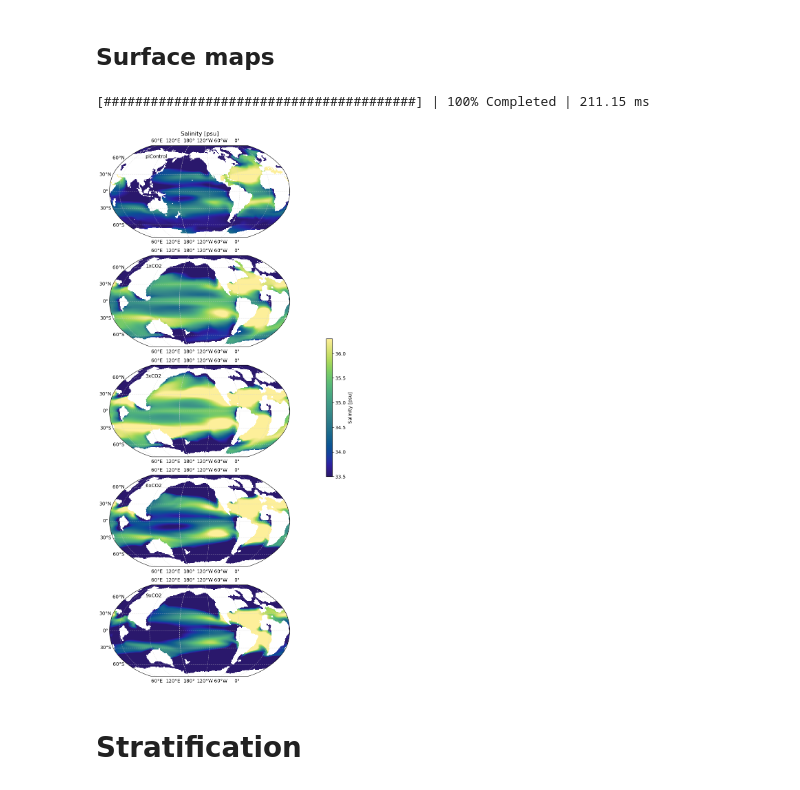
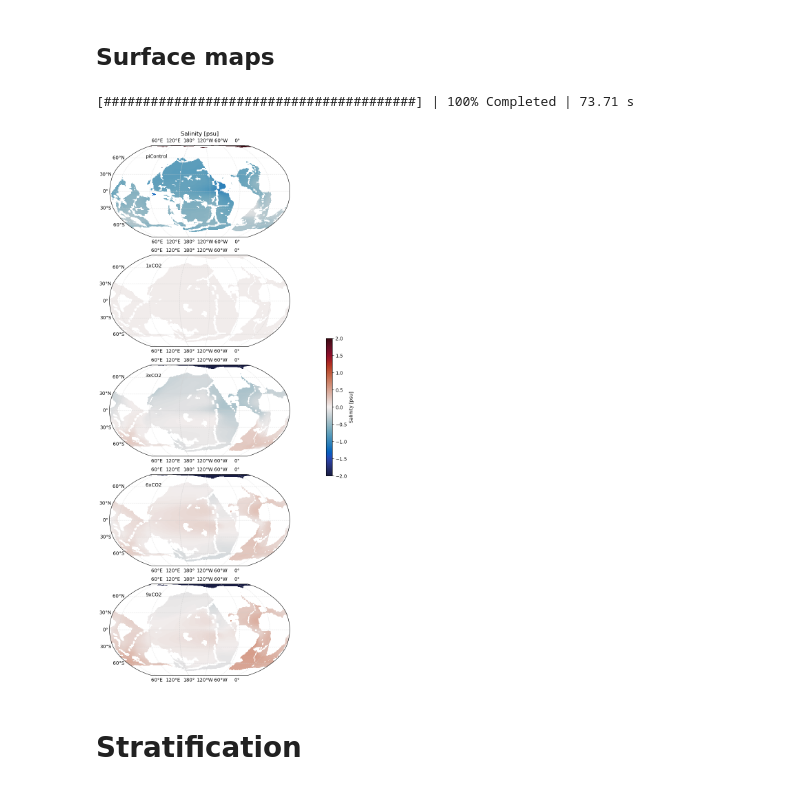
Before and after one commit to gmacgilchrist/oceanheatuptake, a Jupyter notebook: notebooks/draw_cesm_ocean.ipynb, the cells around one changed output. Saved outputs shown, nothing was run; the diff lists cells and outputs as text; code cells hidden in the pictures.

```diff
--- a/notebooks/draw_cesm_ocean.ipynb
+++ b/notebooks/draw_cesm_ocean.ipynb
@@ -65,8 +65,8 @@ bathy = np.abs(ds.sel(experiment='deepmip_sens_1xCO2')['thetao']).cumsum('z').ar
 # %% [markdown]
 ## T-S sections
 # %%
-anomaly = True
-lon = 220
+anomaly = False
+lon = 339
 if anomaly:
     dssec = dsanom.sel(x=lon,method='nearest')
 else:
@@ -165,40 +165,53 @@ cb.set_label(longname)
 # %% [markdown]
 ## Surface maps
 # %%
-dssurf = ds.isel(z=0).mean('time')
+z = 3000
+anomaly=True
+
+if anomaly:
+    dssurf = dsanom.sel(z=z,method='nearest')
+else:
+    dssurf = ds.sel(z=z,method='nearest')
+
 with ProgressBar():
     dssurf = dssurf.compute()
 # %% [output]
-[########################################] | 100% Completed | 211.15 ms
+[########################################] | 100% Completed | 73.71 s
 # %%
 variable = 'so'
 if variable=='thetao':
     clims = [10,23]
     longname = 'Temperature [$^\circ C$]'
     cmap = cmocean.cm.thermal
+    if anomaly:
+        clims=[-10,10]
+        cmap = cmocean.cm.balance
 elif variable=='so':
     longname = 'Salinity [psu]'
     clims = [33.5,36.3]
     cmap = cmocean.cm.haline
+    if anomaly:
+        clims=[-2,2]
+        cmap = cmocean.cm.balance
 
 cmap.set_bad(color='darkgrey',alpha=0)
 ne = len(experiments)
 fig,axarr = plt.subplots(figsize=(9,4*ne),nrows=ne,subplot_kw={'projection':ccrs.Robinson(central_longitude=220)})
 for i,experiment in enumerate(experiments):
     axnow = axarr[i]
     da = dssurf[variable].sel(experiment=experiment)
     damask = np.ma.array(da,mask = np.isnan(da))
     im = axnow.pcolormesh(da['x'],da['y'],damask,transform=ccrs.PlateCarree(),cmap=cmap)
     axnow.text(85,60,experiment.split('_')[-1],color='k',ha='left',fontweight=12,transform=ccrs.PlateCarree())
     im.set_clim(clims)
     axnow.gridlines(draw_labels=True,color='lightgrey',linestyle='--',alpha=0.5)
     if i==0:
         axnow.set_title(longname)
 axc = fig.add_axes([0.92,0.4,0.02,0.2])
 cb = fig.colorbar(im,cax=axc)
 cb.set_label(longname)
 # %% [output]
-[figure, old version]
+[figure, new version]
 # %% [markdown]
 # Stratification
 # %%
```
Also changed, not shown: parts of 2 cells of this notebook, 7 other files.
